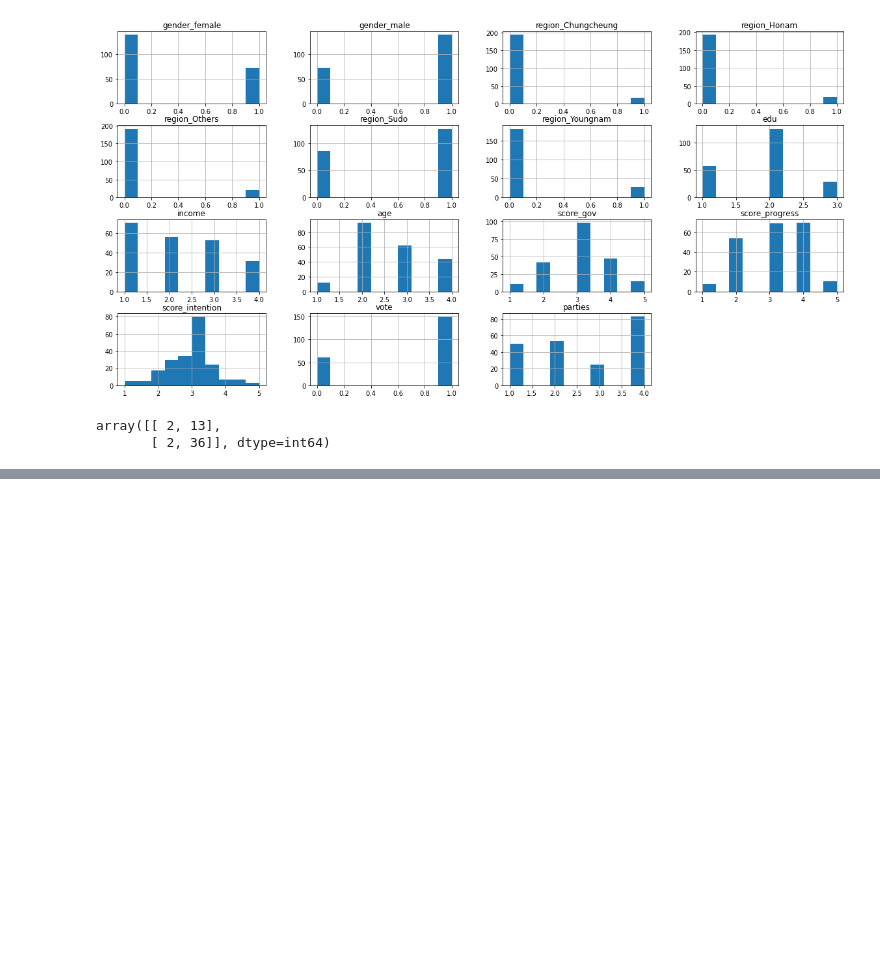
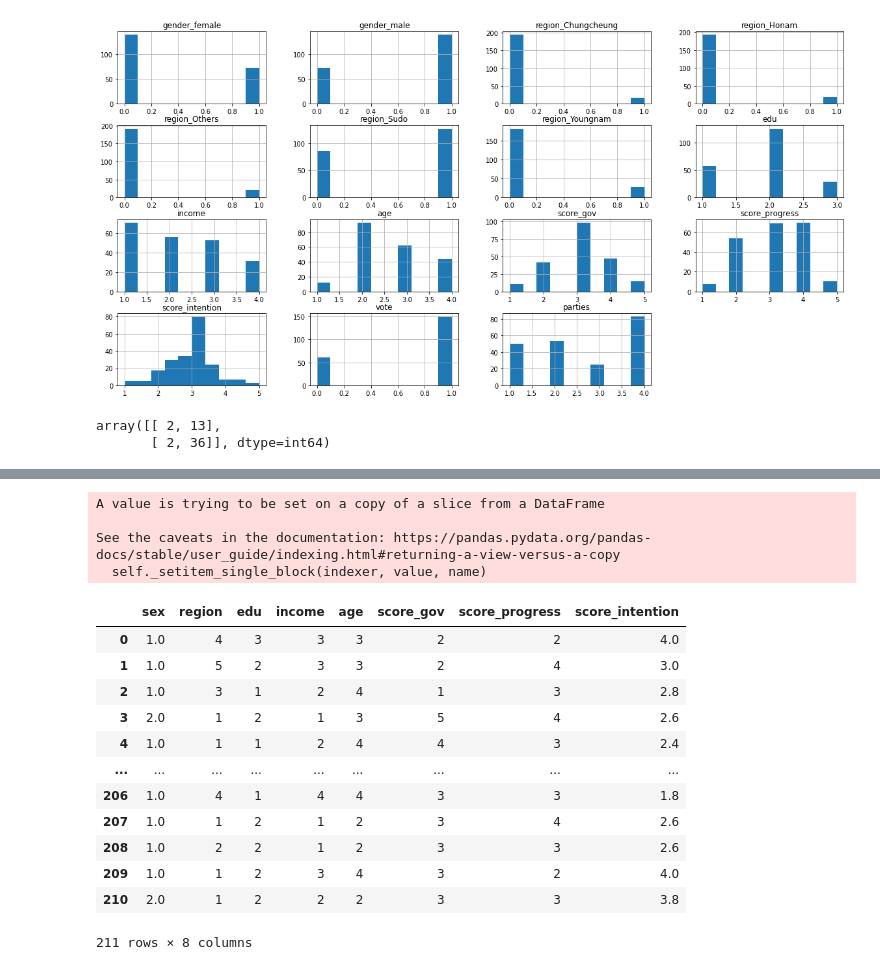
Before and after one commit to hkyoo52/BigData_engineer, a Jupyter notebook: 머신러닝 프로세스/machinelearning_process.ipynb, the cells around one changed output, grey strips where cells are left out. Cells and saved outputs as stored; diff of their text form; code cells hidden in the pictures; blank space fills up the shorter version.

```diff
--- a/머신러닝 프로세스/machinelearning_process.ipynb
+++ b/머신러닝 프로세스/machinelearning_process.ipynb
@@ -167,0 +338,27 @@ array([[ 2, 13],
+# %%
+for i in range(1,200,10):
+    X['gender'].iloc[i]=None
+
+X['gender'] = X['gender'].fillna(X['gender'].median())
+# %% [output]
+A value is trying to be set on a copy of a slice from a DataFrame
+
+See the caveats in the documentation: https://pandas.pydata.org/pandas-docs/stable/user_guide/indexing.html#returning-a-view-versus-a-copy
+  self._setitem_single_block(indexer, value, name)
+# %%
+X['gender'].replace([1,2],['boy','girl'])
+X.rename(columns={'gender':'sex'})
+# %% [output]
+|  | sex | region | edu | income | age | score_gov | score_progress | score_intention |
+| 0 | 1.0 | 4 | 3 | 3 | 3 | 2 | 2 | 4.0 |
+| 1 | 1.0 | 5 | 2 | 3 | 3 | 2 | 4 | 3.0 |
+| 2 | 1.0 | 3 | 1 | 2 | 4 | 1 | 3 | 2.8 |
+| 3 | 2.0 | 1 | 2 | 1 | 3 | 5 | 4 | 2.6 |
+| 4 | 1.0 | 1 | 1 | 2 | 4 | 4 | 3 | 2.4 |
+| ... | ... | ... | ... | ... | ... | ... | ... | ... |
+| 206 | 1.0 | 4 | 1 | 4 | 4 | 3 | 3 | 1.8 |
+| 207 | 1.0 | 1 | 2 | 1 | 2 | 3 | 4 | 2.6 |
+| 208 | 1.0 | 2 | 2 | 1 | 2 | 3 | 3 | 2.6 |
+| 209 | 1.0 | 1 | 2 | 3 | 4 | 3 | 2 | 4.0 |
+| 210 | 2.0 | 1 | 2 | 2 | 2 | 3 | 3 | 3.8 |
+211 rows × 8 columns
```
Also changed, not shown: parts of 9 cells of this notebook, 6 other files.
